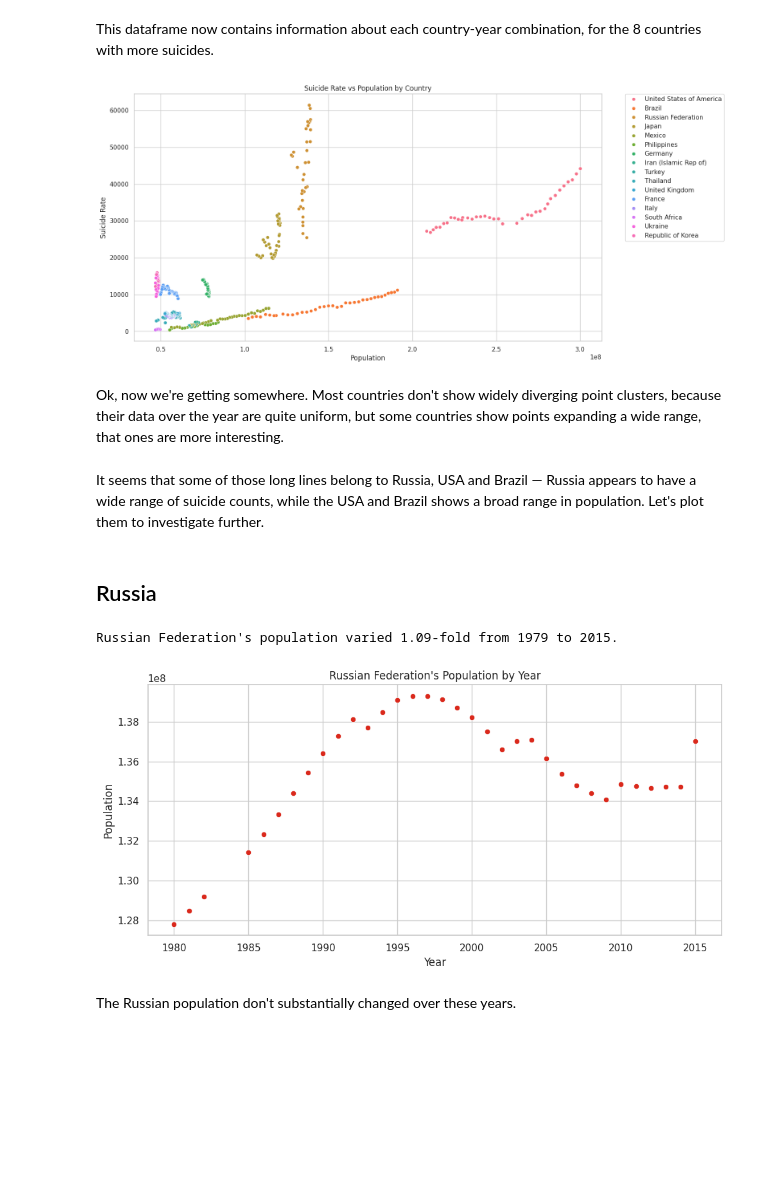
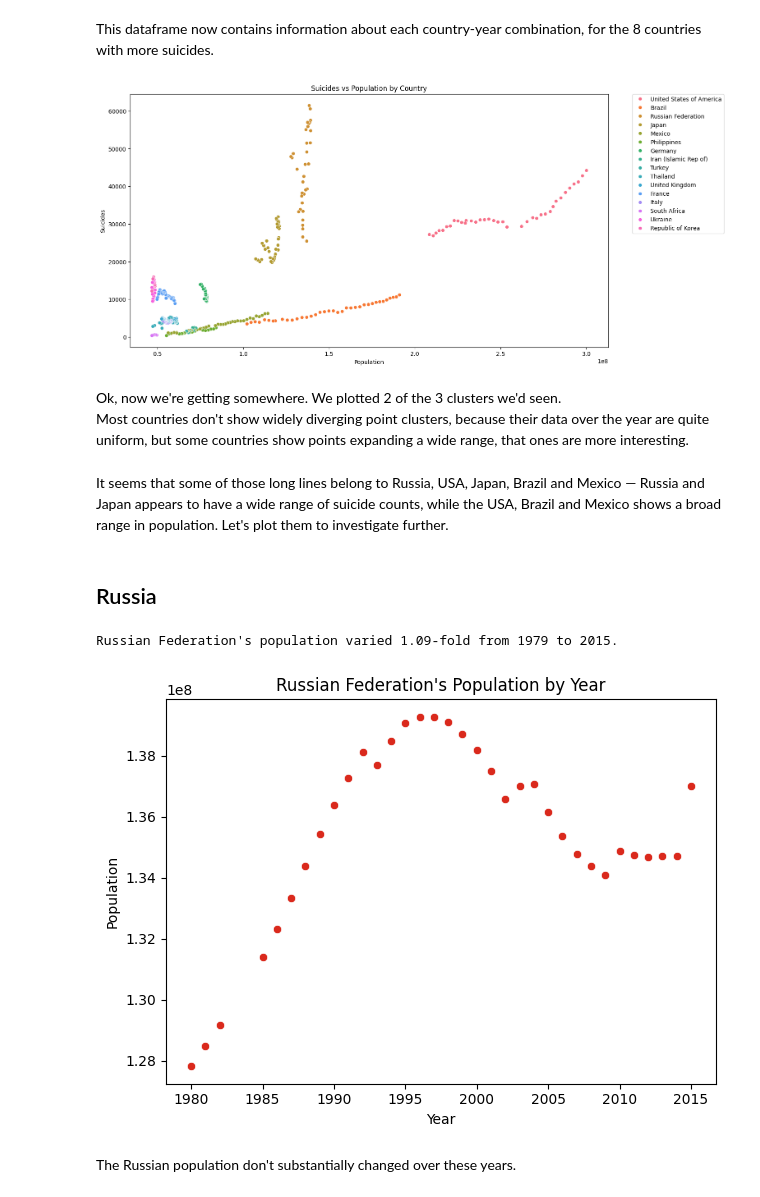
Before and after one commit to pdrzxzz/who-suicide-analysis, a Jupyter notebook: who_suicides_analysis.ipynb, the cells around one changed output. Drawn from its saved outputs; the diff is of its cells as text; code cells hidden in the pictures; blank space fills up the shorter version.

```diff
--- a/who_suicides_analysis.ipynb
+++ b/who_suicides_analysis.ipynb
@@ -431,11 +431,3 @@ Russia, the USA, and Japan stand out with outlier numbers of suicides.
 Despite having a smaller population than the USA, Russia shows higher absolute suicide numbers, indicating a higher suicide rate. This behavior is also reflected in the suicide rate chart, where Russia appears prominently.
 Japan seems to exhibit a behavior similar to Russia’s, but less pronounced. It does not appear in the suicide rate chart, but if we included more countries, it would probably show up.
 Countries with the highest suicide rates are mostly located in Europe and Asia.
-# %%
-highest_rate_countries = df.groupby('country')[['suicides_no', 'population', 'suicides_no/100kpop']].mean().nlargest(10, columns='suicides_no/100kpop').reset_index()
-for index, country in highest_rate_countries.iterrows():
-  total_population = country['population']
-  total_suicides = country['suicides_no']
-
-  ratio = total_population / total_suicides
-  print(f"1 suicide per {int(ratio):,} people in {country['country']}")
@@ -475,8 +456,0 @@ Countries with the lowest Suicide Rate are mostly in Africa, Caribe and Middle E
-# %%
-lowest_rate_countries = df.groupby('country')[['suicides_no', 'population', 'suicides_no/100kpop']].mean().nsmallest(10, columns='suicides_no/100kpop').reset_index()
-for index, country in lowest_rate_countries.iterrows():
-  total_population = country['population']
-  total_suicides = country['suicides_no']
-  ratio = total_population / total_suicides
-
-  print(f"1 suicide per {int(ratio):,} people in {country['country']}")
@@ -605,21 +581,22 @@ This dataframe now contains information about each country-year combination, for
 # %%
 fig, ax = plt.subplots(figsize=(15, 8))
 sns.scatterplot(x='population', y='suicides_no', hue='country', data=df_abs)
-plt.title('Suicide Rate vs Population by Country')
+plt.title('Suicides vs Population by Country')
 plt.xlabel('Population')
-plt.ylabel('Suicide Rate')
+plt.ylabel('Suicides')
 plt.legend(bbox_to_anchor=(1.05, 1), loc=2, borderaxespad=0.)
 plt.show()
 # %% [output]
-[figure, old version]
+[figure, new version]
 # %% [markdown]
-Ok, now we're getting somewhere. Most countries don't show widely diverging point clusters, because their data over the year are quite uniform, but some countries show points expanding a wide range, that ones are more interesting.
+Ok, now we're getting somewhere. We plotted 2 of the 3 clusters we'd seen.
+Most countries don't show widely diverging point clusters, because their data over the year are quite uniform, but some countries show points expanding a wide range, that ones are more interesting.
 # %% [markdown]
-It seems that some of those long lines belong to Russia, USA and Brazil — Russia appears to have a wide range of suicide counts, while the USA and Brazil shows a broad range in population. Let's plot them to investigate further.
+It seems that some of those long lines belong to Russia, USA, Japan, Brazil and Mexico — Russia and Japan appears to have a wide range of suicide counts, while the USA, Brazil and Mexico shows a broad range in population. Let's plot them to investigate further.
 # %%
-def plot_country_population(country, color_abs, color_rate):
+def plot_country_population(country, color):
     df_country = df_abs[df_abs['country'] == country]
-    sns.scatterplot(data=df_country, x='year', y='population', color=color_abs)
+    sns.scatterplot(data=df_country, x='year', y='population', color=color)
     # Suicides by year (line chart)
     print(f"{country}'s population varied {df_country['population'].max() / df_country['population'].min():.3}-fold from {YEAR_RANGE}.")
     plt.xlabel('Year')
@@ -640,10 +618,10 @@ def plot_country_suicide(country, color_abs, color_rate):
 # %% [markdown]
 ## Russia
 # %%
-plot_country_population(country='Russian Federation', color_abs='#DA291C', color_rate='#0033A0')
+plot_country_population(country='Russian Federation', color='#DA291C')
 # %% [output]
 Russian Federation's population varied 1.09-fold from 1979 to 2015.
-[figure, old version]
+[figure, new version]
 # %% [markdown]
 The Russian population don't substantially changed over these years.
 # %%
```
Also changed, not shown: parts of 43 cells of this notebook.
